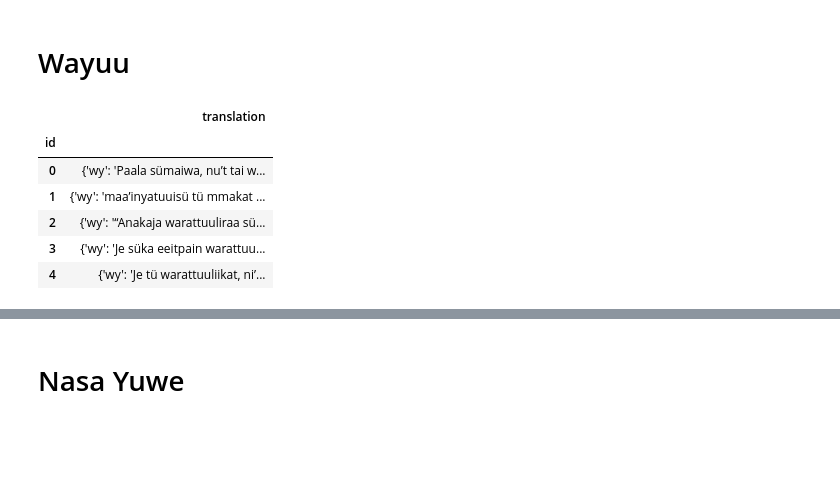
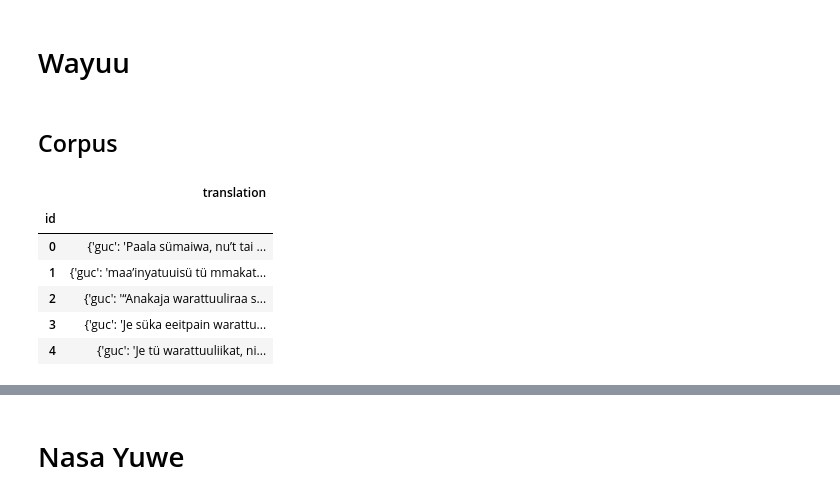
Before and after one commit to juanclopezr/NLP_translations, a Jupyter notebook: Dataset_Preprocessing/Proyecto_Datasets.ipynb, the cells around one changed output, grey strips where cells are left out. Saved outputs shown, nothing was run; the diff lists cells and outputs as text; code cells hidden in the pictures; blank space fills up the shorter version.

```diff
--- a/Dataset_Preprocessing/Proyecto_Datasets.ipynb
+++ b/Dataset_Preprocessing/Proyecto_Datasets.ipynb
@@ -58,15 +80,17 @@ def load_file_dataframe(lang_1, lang_2, fp_lang_1, fp_lang_2):
 # %% [markdown]
 # Wayuu
+# %% [markdown]
+## Corpus
 # %%
-df_wayuu_spa = load_file_dataframe("wy", "es", "Genesis1-1_WAY.txt", "Genesis1-1_ESP.txt")
+df_wayuu_spa = load_file_dataframe("guc", "spa", "Genesis1-1_WAY.txt", "Genesis1-1_ESP.txt")
 df_wayuu_spa.index.name="id"
 df_wayuu_spa.head()
 # %% [output]
 |  | translation |
 | id |  |
-| 0 | {'wy': 'Paala sümaiwa, nu’t tai w... |
-| 1 | {'wy': 'maa’inyatuuisü tü mmakat ... |
-| 2 | {'wy': '“Anakaja warattuuliraa sü... |
-| 3 | {'wy': 'Je süka eeitpain warattuu... |
-| 4 | {'wy': 'Je tü warattuuliikat, ni’... |
+| 0 | {'guc': 'Paala sümaiwa, nu’t tai ... |
+| 1 | {'guc': 'maa’inyatuuisü tü mmakat... |
+| 2 | {'guc': '“Anakaja warattuuliraa s... |
+| 3 | {'guc': 'Je süka eeitpain warattu... |
+| 4 | {'guc': 'Je tü warattuuliikat, ni... |
 # %%
```
Also changed, not shown: parts of 22 cells of this notebook, 2 other files.
